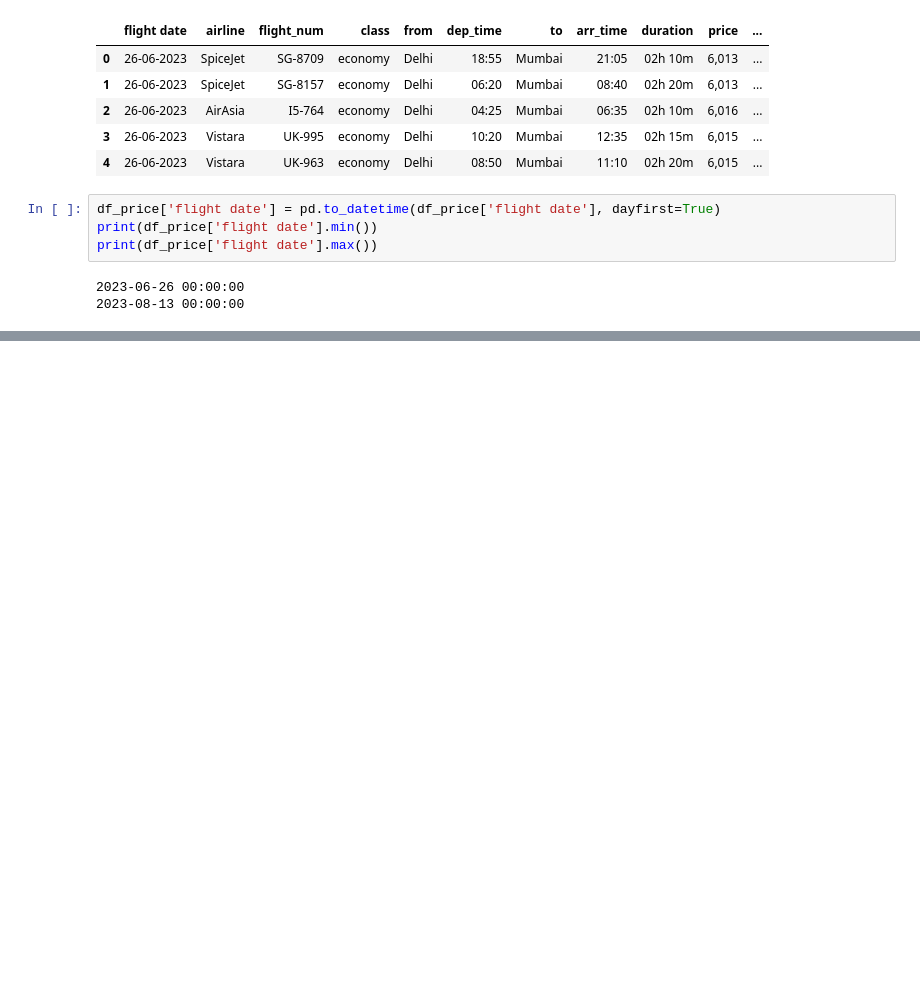
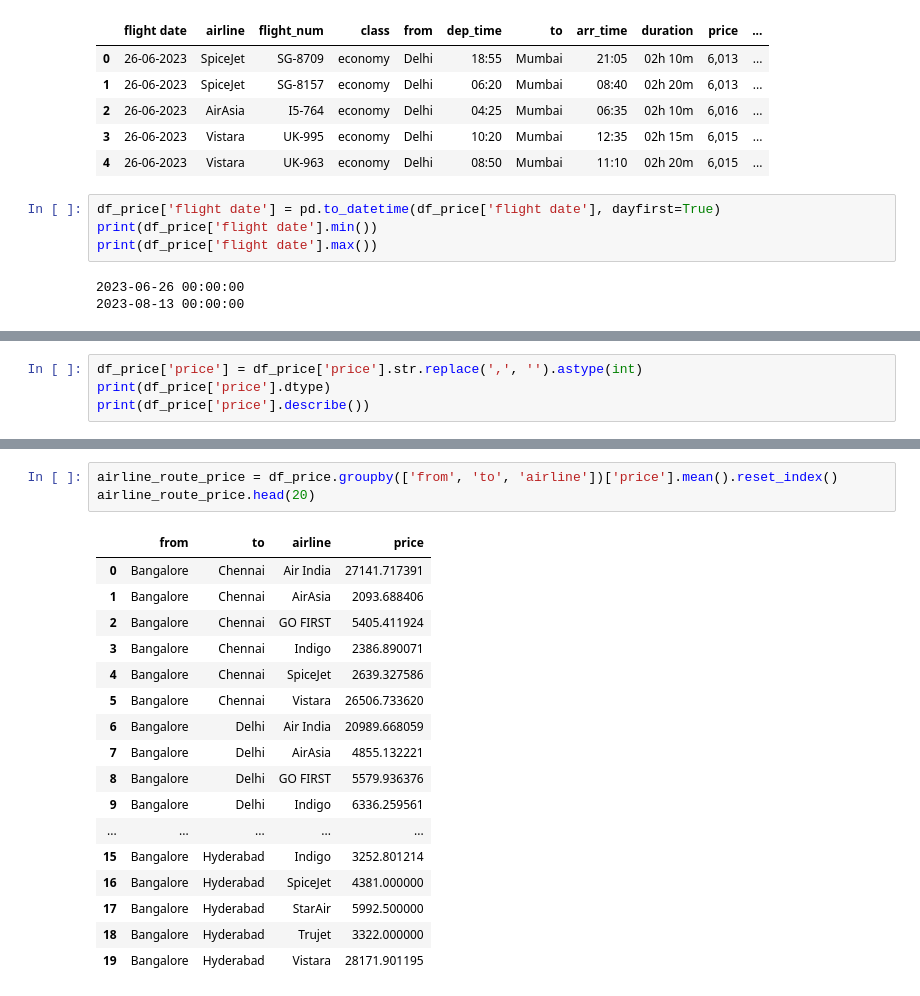
Before and after one commit to PranavSivanesh/Indian-Flights-Price-Analysis, a Jupyter notebook: notebooks/analysis.ipynb, the cells around one changed output, grey strips where cells are left out. Saved outputs shown, nothing was run; the diff lists cells and outputs as text; blank space fills up the shorter version.

```diff
--- a/notebooks/analysis.ipynb
+++ b/notebooks/analysis.ipynb
@@ -51,0 +68,4 @@ print(df_price['flight date'].max())
+# %%
+df_price['price'] = df_price['price'].str.replace(',', '').astype(int)
+print(df_price['price'].dtype)
+print(df_price['price'].describe())
@@ -51,0 +151,21 @@ print(df_price['flight date'].max())
+# %%
+airline_route_price = df_price.groupby(['from', 'to', 'airline'])['price'].mean().reset_index()
+airline_route_price.head(20)
+# %% [output]
+|  | from | to | airline | price |
+| 0 | Bangalore | Chennai | Air India | 27141.717391 |
+| 1 | Bangalore | Chennai | AirAsia | 2093.688406 |
+| 2 | Bangalore | Chennai | GO FIRST | 5405.411924 |
+| 3 | Bangalore | Chennai | Indigo | 2386.890071 |
+| 4 | Bangalore | Chennai | SpiceJet | 2639.327586 |
+| 5 | Bangalore | Chennai | Vistara | 26506.733620 |
+| 6 | Bangalore | Delhi | Air India | 20989.668059 |
+| 7 | Bangalore | Delhi | AirAsia | 4855.132221 |
+| 8 | Bangalore | Delhi | GO FIRST | 5579.936376 |
+| 9 | Bangalore | Delhi | Indigo | 6336.259561 |
+| ... | ... | ... | ... | ... |
+| 15 | Bangalore | Hyderabad | Indigo | 3252.801214 |
+| 16 | Bangalore | Hyderabad | SpiceJet | 4381.000000 |
+| 17 | Bangalore | Hyderabad | StarAir | 5992.500000 |
+| 18 | Bangalore | Hyderabad | Trujet | 3322.000000 |
+| 19 | Bangalore | Hyderabad | Vistara | 28171.901195 |
```
Also changed, not shown: parts of 31 cells of this notebook, 1 other file.
